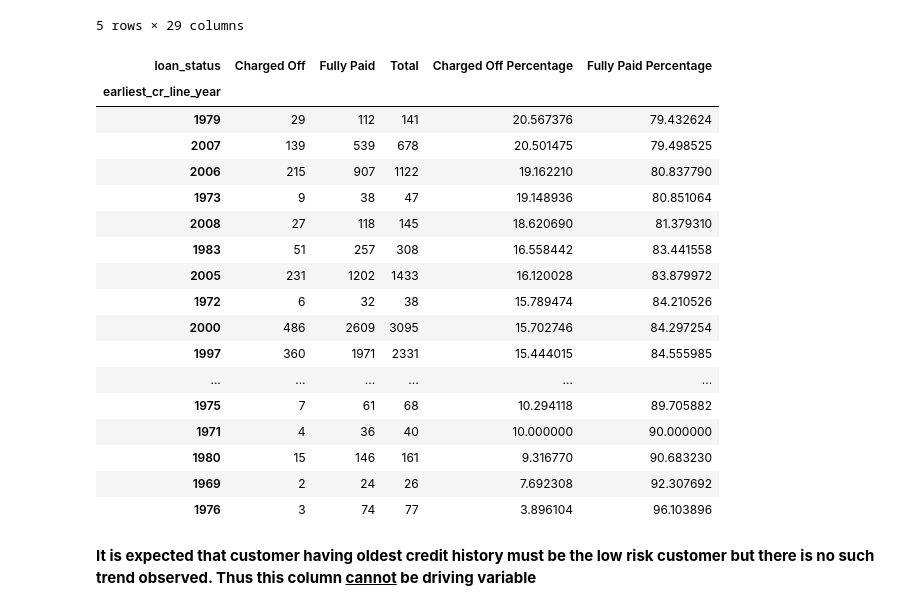
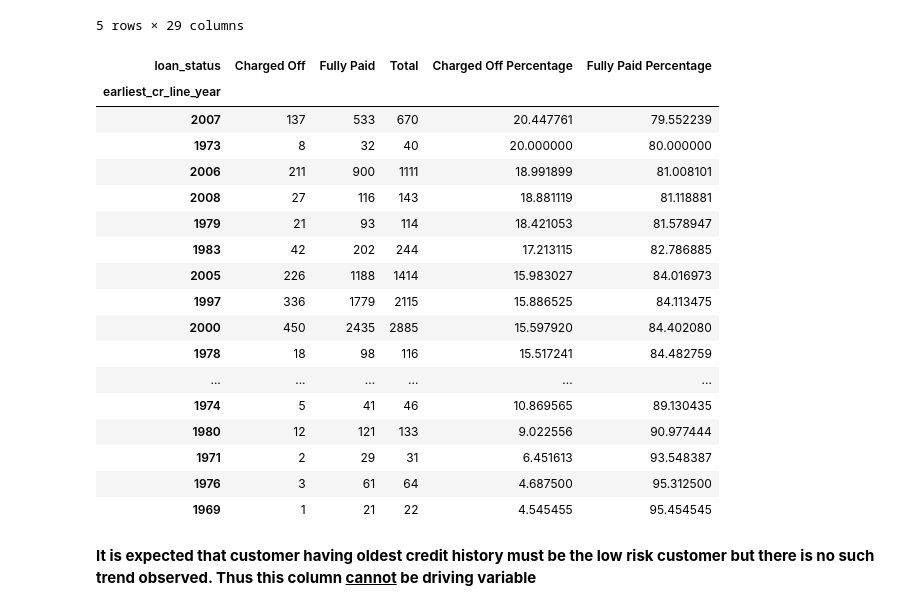
Before and after one commit to tejasvadhyani/LendingClubCaseStudy, a Jupyter notebook: Tejasva_Dhyani.ipynb, the cells around one changed output. Drawn from its saved outputs; the diff is of its cells as text; code cells hidden in the pictures.

```diff
--- a/Tejasva_Dhyani.ipynb
+++ b/Tejasva_Dhyani.ipynb
@@ -1380,26 +1379,26 @@ df_loan.head()
 | 5 | 5000 | 5000 | 5000.0 | 36 | 7.90 | 156.46 | A | A4 | ... |
 5 rows × 29 columns
 # %%
-segmented_pivot_table('earliest_cr_line_year')
+segmented_pivot_table('earliest_cr_line_year', df_loan)
 # %% [output]
 | loan_status | Charged Off | Fully Paid | Total | Charged Off Percentage | Fully Paid Percentage |
 | earliest_cr_line_year |  |  |  |  |  |
-| 1979 | 29 | 112 | 141 | 20.567376 | 79.432624 |
-| 2007 | 139 | 539 | 678 | 20.501475 | 79.498525 |
-| 2006 | 215 | 907 | 1122 | 19.162210 | 80.837790 |
-| 1973 | 9 | 38 | 47 | 19.148936 | 80.851064 |
-| 2008 | 27 | 118 | 145 | 18.620690 | 81.379310 |
-| 1983 | 51 | 257 | 308 | 16.558442 | 83.441558 |
-| 2005 | 231 | 1202 | 1433 | 16.120028 | 83.879972 |
-| 1972 | 6 | 32 | 38 | 15.789474 | 84.210526 |
-| 2000 | 486 | 2609 | 3095 | 15.702746 | 84.297254 |
-| 1997 | 360 | 1971 | 2331 | 15.444015 | 84.555985 |
+| 2007 | 137 | 533 | 670 | 20.447761 | 79.552239 |
+| 1973 | 8 | 32 | 40 | 20.000000 | 80.000000 |
+| 2006 | 211 | 900 | 1111 | 18.991899 | 81.008101 |
+| 2008 | 27 | 116 | 143 | 18.881119 | 81.118881 |
+| 1979 | 21 | 93 | 114 | 18.421053 | 81.578947 |
+| 1983 | 42 | 202 | 244 | 17.213115 | 82.786885 |
+| 2005 | 226 | 1188 | 1414 | 15.983027 | 84.016973 |
+| 1997 | 336 | 1779 | 2115 | 15.886525 | 84.113475 |
+| 2000 | 450 | 2435 | 2885 | 15.597920 | 84.402080 |
+| 1978 | 18 | 98 | 116 | 15.517241 | 84.482759 |
 | ... | ... | ... | ... | ... | ... |
-| 1975 | 7 | 61 | 68 | 10.294118 | 89.705882 |
-| 1971 | 4 | 36 | 40 | 10.000000 | 90.000000 |
-| 1980 | 15 | 146 | 161 | 9.316770 | 90.683230 |
-| 1969 | 2 | 24 | 26 | 7.692308 | 92.307692 |
-| 1976 | 3 | 74 | 77 | 3.896104 | 96.103896 |
+| 1974 | 5 | 41 | 46 | 10.869565 | 89.130435 |
+| 1980 | 12 | 121 | 133 | 9.022556 | 90.977444 |
+| 1971 | 2 | 29 | 31 | 6.451613 | 93.548387 |
+| 1976 | 3 | 61 | 64 | 4.687500 | 95.312500 |
+| 1969 | 1 | 21 | 22 | 4.545455 | 95.454545 |
 # %% [markdown]
 <b>It is expected that customer having oldest credit history must be the low risk customer but there is no such trend observed. Thus this column <u>cannot</u> be driving variable</b>
 # %% [markdown]
```
Also changed, not shown: parts of 49 cells of this notebook.
